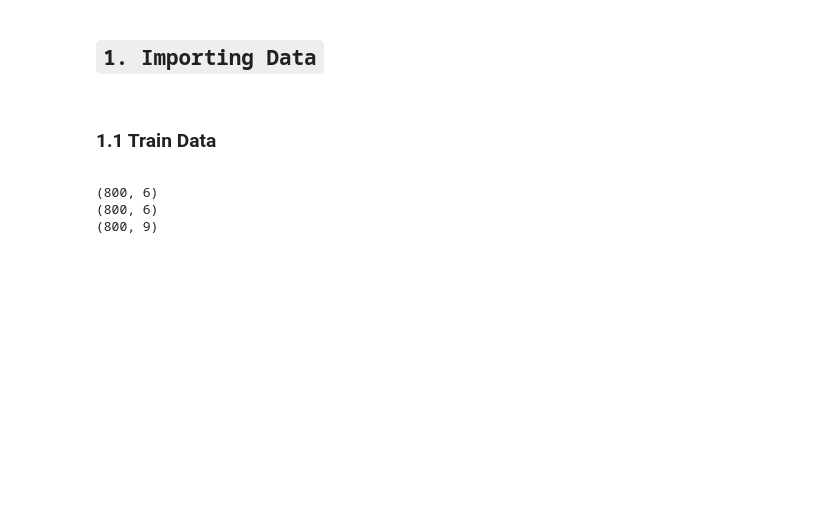
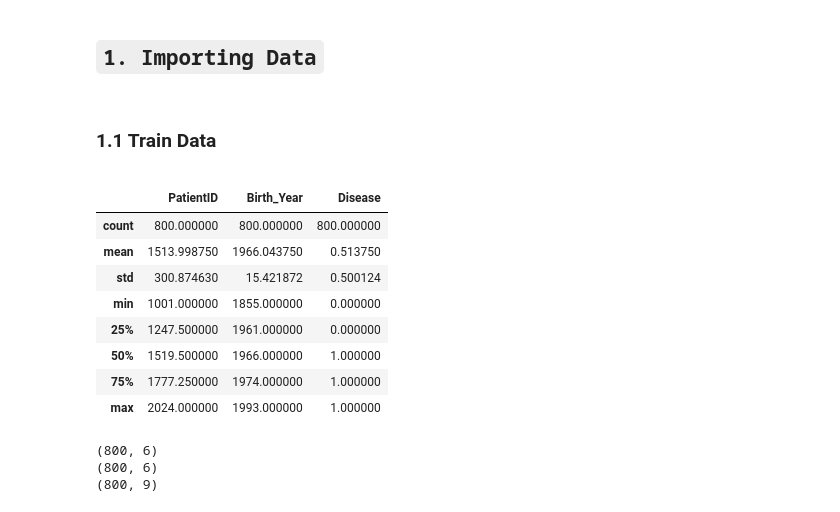
Before and after one commit to henrymmarques/MLProject, a Jupyter notebook: FINAL - Group03.ipynb, the cells around one changed output. Drawn from its saved outputs; the diff is of its cells as text; code cells hidden in the pictures; blank space fills up the shorter version.

```diff
--- a/FINAL - Group03.ipynb
+++ b/FINAL - Group03.ipynb
@@ -135,6 +82,20 @@ warnings.filterwarnings("ignore")
 train_demo=pd.read_excel('train_demo.xlsx')
 train_habits=pd.read_excel('train_habits.xlsx')
 train_health=pd.read_excel('train_health.xlsx')
+# %%
+#APAGAR
+# train_demo['Birth_Year'].mean()
+train_demo.describe()
+# %% [output]
+|  | PatientID | Birth_Year | Disease |
+| count | 800.000000 | 800.000000 | 800.000000 |
+| mean | 1513.998750 | 1966.043750 | 0.513750 |
+| std | 300.874630 | 15.421872 | 0.500124 |
+| min | 1001.000000 | 1855.000000 | 0.000000 |
+| 25% | 1247.500000 | 1961.000000 | 0.000000 |
+| 50% | 1519.500000 | 1966.000000 | 1.000000 |
+| 75% | 1777.250000 | 1974.000000 | 1.000000 |
+| max | 2024.000000 | 1993.000000 | 1.000000 |
 # %%
 print(train_demo.shape)
 print(train_habits.shape)
```
Also changed, not shown: parts of 36 cells of this notebook.
